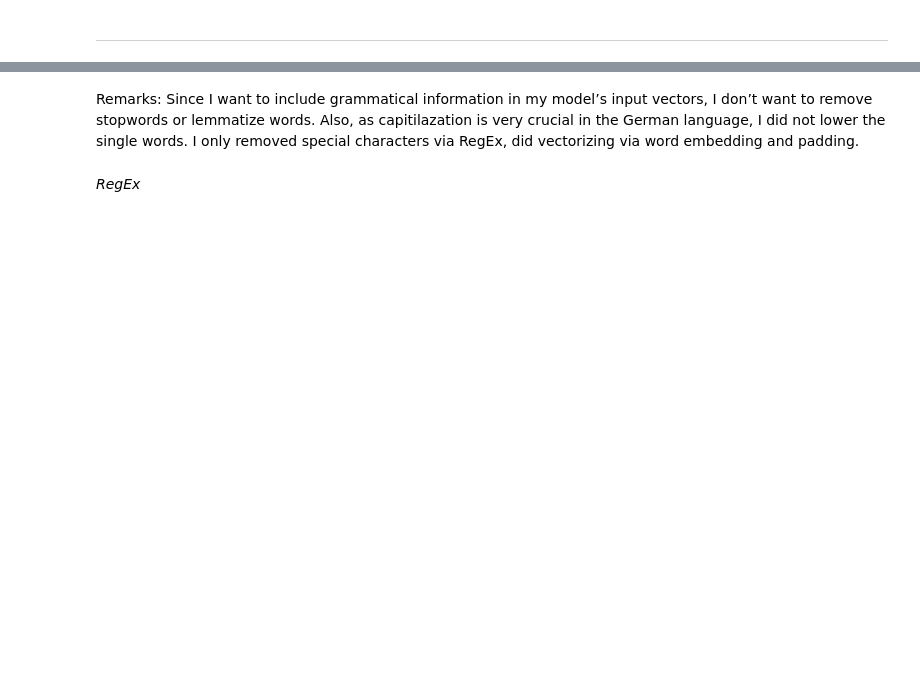
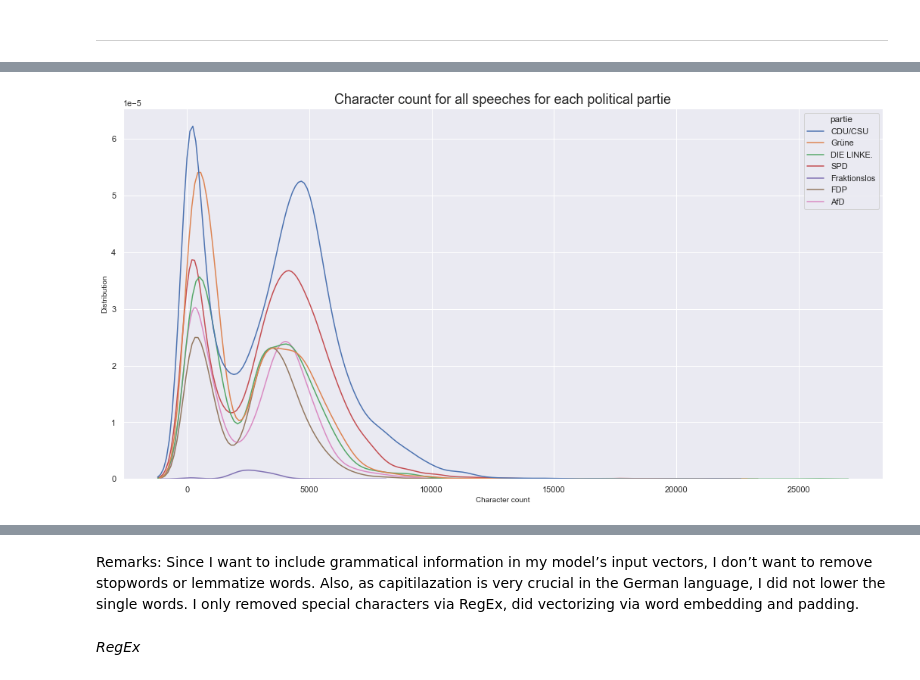
Before and after one commit to CodeGitte/SPICED_plenarreden_classifier, a Jupyter notebook: classifier.ipynb, the cells around one changed output, grey strips where cells are left out. Saved outputs shown, nothing was run; the diff lists cells and outputs as text; code cells hidden in the pictures; blank space fills up the shorter version.

```diff
--- a/classifier.ipynb
+++ b/classifier.ipynb
@@ -65,4 +81,5 @@ DIE LINKE.     486
 Name: partie, dtype: int64
 # %%
-#removing not found
-data = data[data.partie != 'not found']
+#removing all parties expect the biggest 6 parties of 2021 Germany
+data = data[data['partie'] != ('not found')]
+data
@@ -71,4 +100,0 @@ data = data[data.partie != 'not found']
-# %%
-#adding a column "string_length" to the DataFrame
-data[['string_length']]= data['speechContent'].str.len()
-data.groupby('partie').count()
@@ -94,4 +100,0 @@ plt.pyplot.ylabel(ylabel = 'Distribution', size = 10);
-# %%
-#reducing the amount of data
-data = data.loc[data['string_length'] >= 5000]
-data.groupby('partie').count()
@@ -156,0 +105,4 @@ The length of the mean for all speeches is 6286.
+# %%
+#adding a column "string_length" to the DataFrame
+data[['speech_character_count']]= data['speechContent'].str.len()
+data.groupby('partie')['speech_character_count'].min()
@@ -156,0 +119,10 @@ The length of the mean for all speeches is 6286.
+# %%
+##distribution plot before reducing the amount of speeches
+sns.set_theme(style="whitegrid", palette = "Set2")
+sns.set(rc = {'figure.figsize':(18,9)})
+sns.kdeplot(data=data, x='speech_character_count', hue = 'partie')
+plt.pyplot.title(label = 'Character count for all speeches for each political partie', size = 18)
+plt.pyplot.xlabel(xlabel = 'Character count', size = 10)
+plt.pyplot.ylabel(ylabel = 'Distribution', size = 10);
+# %% [output]
+[figure, added]
```
Also changed, not shown: parts of 59 cells of this notebook.
